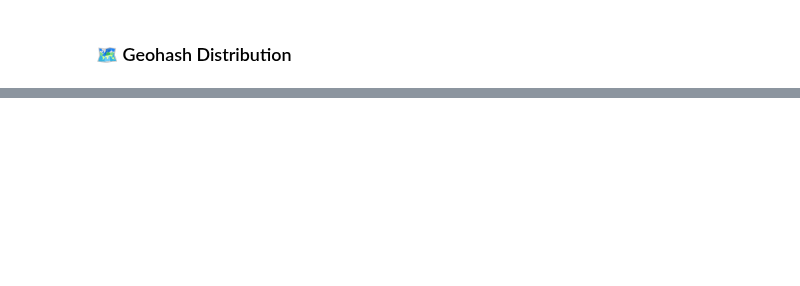
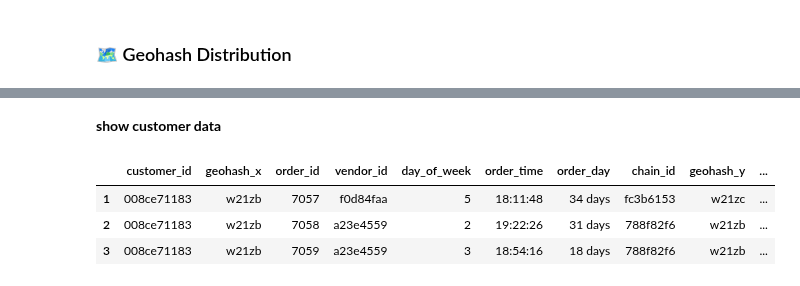
Before and after one commit to Alanoudis/food-delivery-rec, a Jupyter notebook: notebooks/alshaima/generate_vendors_rate_dat.ipynb, the cells around one changed output, grey strips where cells are left out. Cells and saved outputs as stored; diff of their text form; code cells hidden in the pictures; blank space fills up the shorter version.

```diff
--- a/notebooks/alshaima/generate_vendors_rate_dat.ipynb
+++ b/notebooks/alshaima/generate_vendors_rate_dat.ipynb
@@ -336,0 +542,13 @@ Low Frequency Users: 4284
+# %% [markdown]
+**show customer data**
+# %%
+customer_id = "008ce71183"
+customer_orders = full_data[
+    (full_data['customer_id'] == customer_id)
+]
+customer_orders
+# %% [output]
+|  | customer_id | geohash_x | order_id | vendor_id | day_of_week | order_time | order_day | chain_id | geohash_y | ... |
+| 1 | 008ce71183 | w21zb | 7057 | f0d84faa | 5 | 18:11:48 | 34 days | fc3b6153 | w21zc | ... |
+| 2 | 008ce71183 | w21zb | 7058 | a23e4559 | 2 | 19:22:26 | 31 days | 788f82f6 | w21zb | ... |
+| 3 | 008ce71183 | w21zb | 7059 | a23e4559 | 3 | 18:54:16 | 18 days | 788f82f6 | w21zb | ... |
```
Also changed, not shown: parts of 30 cells of this notebook, 1 other file.
